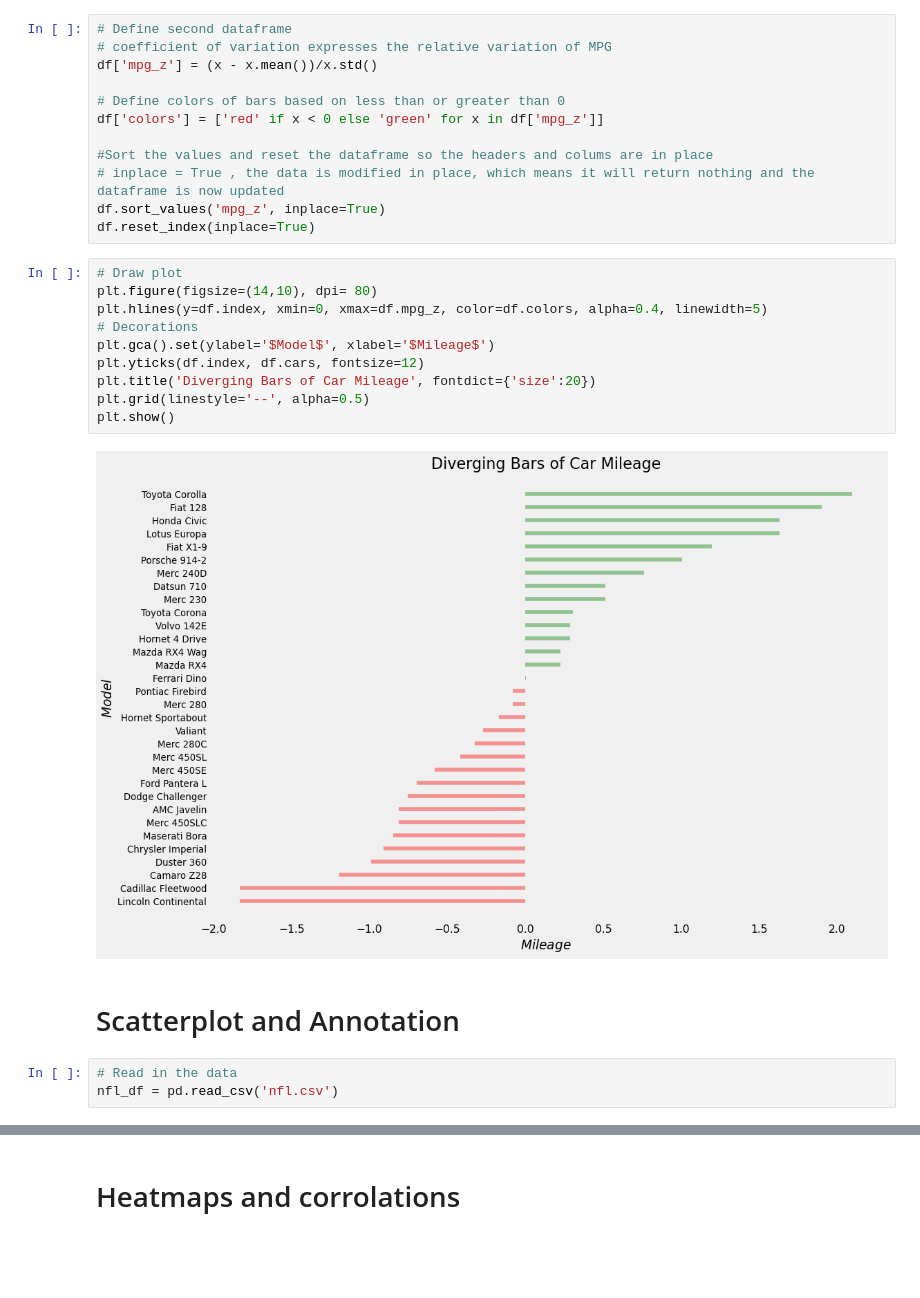
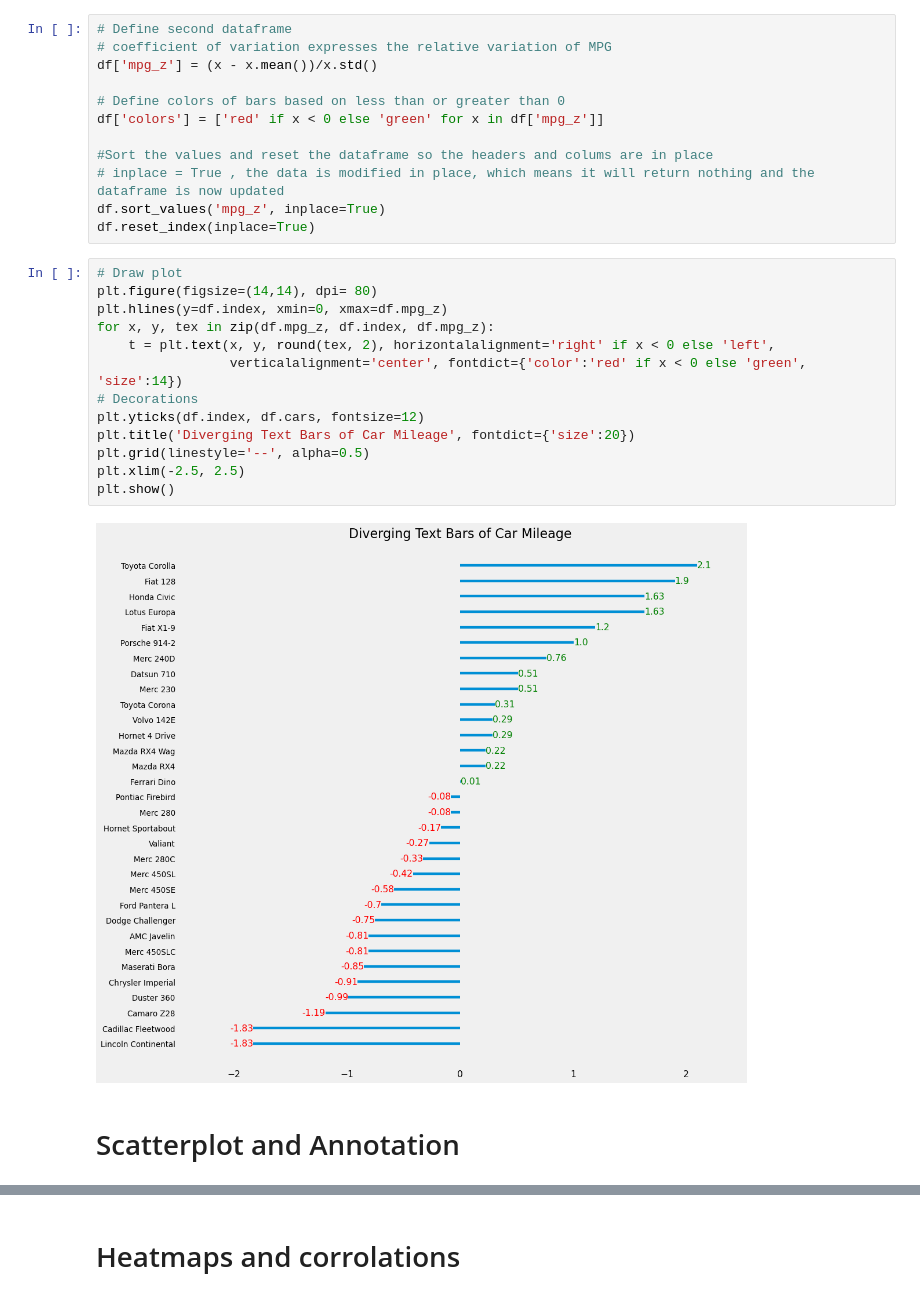
Before and after one commit to Lynch08/Fundementals_Of_Data_Analysis, a Jupyter notebook: pyplot.ipynb, the cells around one changed output, grey strips where cells are left out. Drawn from its saved outputs; the diff is of its cells as text; blank space fills up the shorter version.

```diff
--- a/pyplot.ipynb
+++ b/pyplot.ipynb
@@ -113,18 +113,18 @@ df.sort_values('mpg_z', inplace=True)
 df.reset_index(inplace=True)
 # %%
 # Draw plot
-plt.figure(figsize=(14,10), dpi= 80)
-plt.hlines(y=df.index, xmin=0, xmax=df.mpg_z, color=df.colors, alpha=0.4, linewidth=5)
+plt.figure(figsize=(14,14), dpi= 80)
+plt.hlines(y=df.index, xmin=0, xmax=df.mpg_z)
+for x, y, tex in zip(df.mpg_z, df.index, df.mpg_z):
+    t = plt.text(x, y, round(tex, 2), horizontalalignment='right' if x < 0 else 'left',
+                 verticalalignment='center', fontdict={'color':'red' if x < 0 else 'green', 'size':14})
 # Decorations
-plt.gca().set(ylabel='$Model$', xlabel='$Mileage$')
 plt.yticks(df.index, df.cars, fontsize=12)
-plt.title('Diverging Bars of Car Mileage', fontdict={'size':20})
+plt.title('Diverging Text Bars of Car Mileage', fontdict={'size':20})
 plt.grid(linestyle='--', alpha=0.5)
+plt.xlim(-2.5, 2.5)
 plt.show()
 # %% [output]
-[figure, old version]
+[figure, new version]
 # %% [markdown]
 # Scatterplot and Annotation
-# %%
-# Read in the data
-nfl_df = pd.read_csv('nfl.csv')
```
Also changed, not shown: parts of 22 cells of this notebook, 5 other files.
